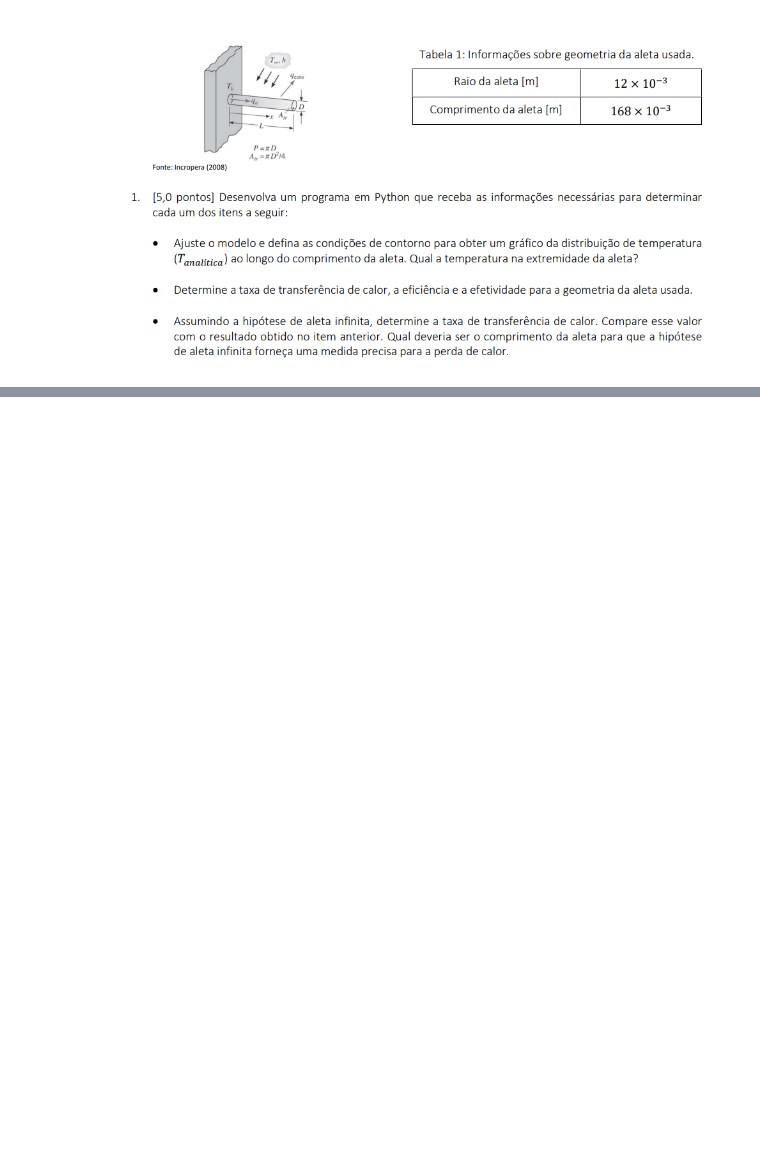
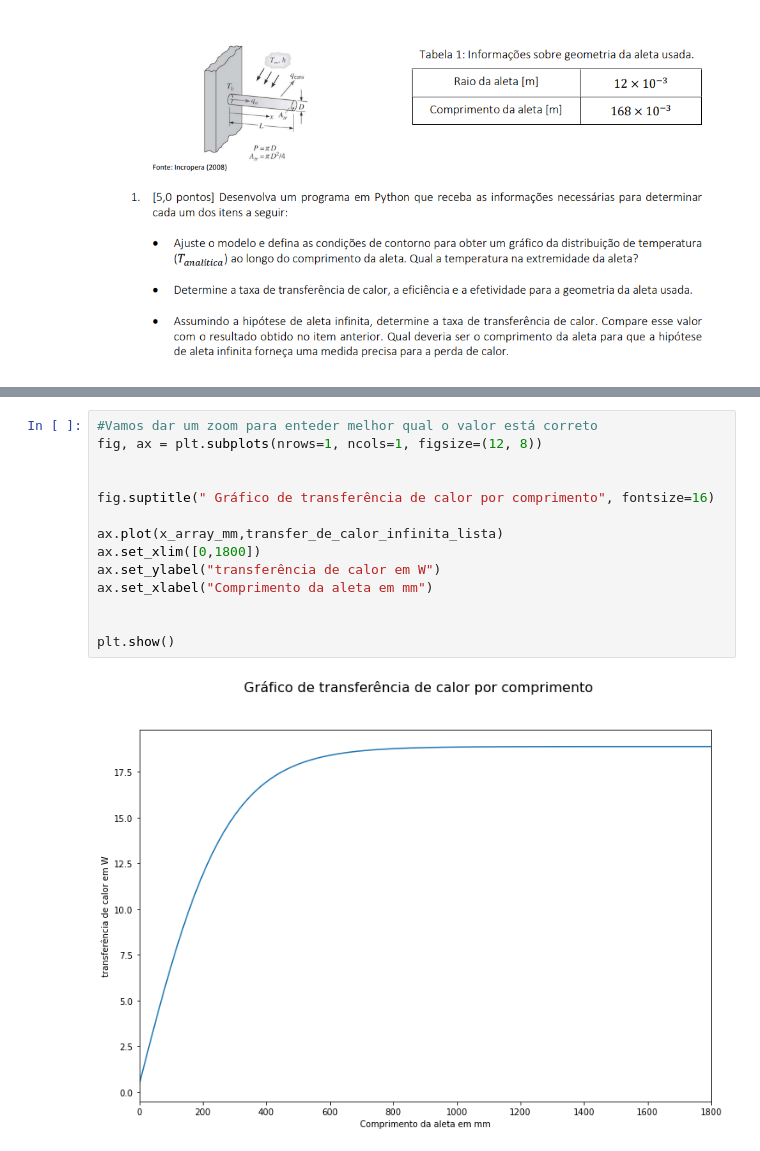
Before and after one commit to jeansilas/APS1-transcal, a Jupyter notebook: APS1.ipynb, the cells around one changed output, grey strips where cells are left out. Saved outputs shown, nothing was run; the diff lists cells and outputs as text; blank space fills up the shorter version.

```diff
--- a/APS1.ipynb
+++ b/APS1.ipynb
@@ -90,0 +235,16 @@ plt.show()
+# %%
+#Vamos dar um zoom para enteder melhor qual o valor está correto
+fig, ax = plt.subplots(nrows=1, ncols=1, figsize=(12, 8))
+
+
+fig.suptitle(" Gráfico de transferência de calor por comprimento", fontsize=16)
+
+ax.plot(x_array_mm,transfer_de_calor_infinita_lista)
+ax.set_xlim([0,1800])
+ax.set_ylabel("transferência de calor em W")
+ax.set_xlabel("Comprimento da aleta em mm")
+
+
+plt.show()
+# %% [output]
+[figure, added]
```
Also changed, not shown: parts of 12 cells of this notebook.
